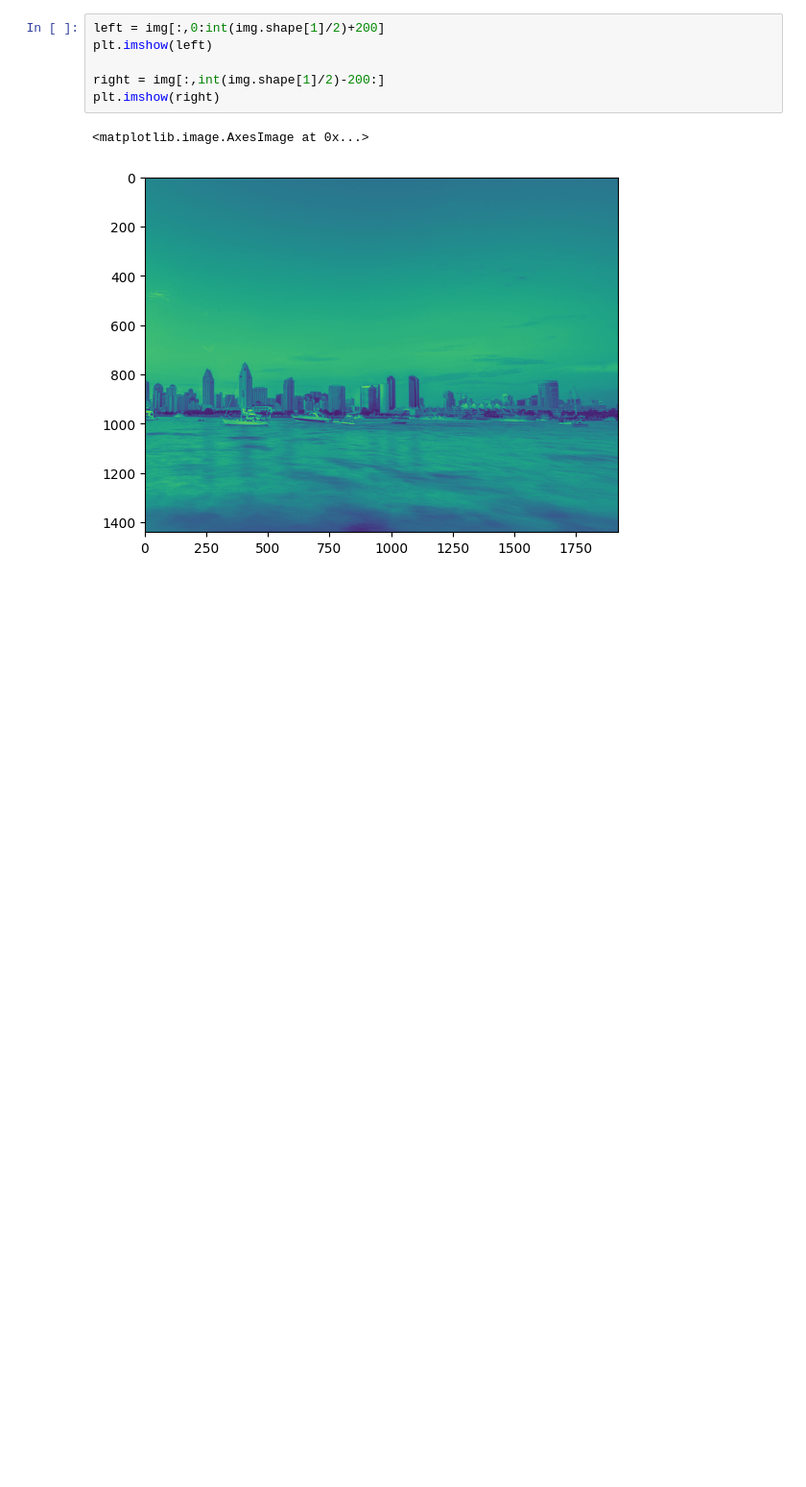
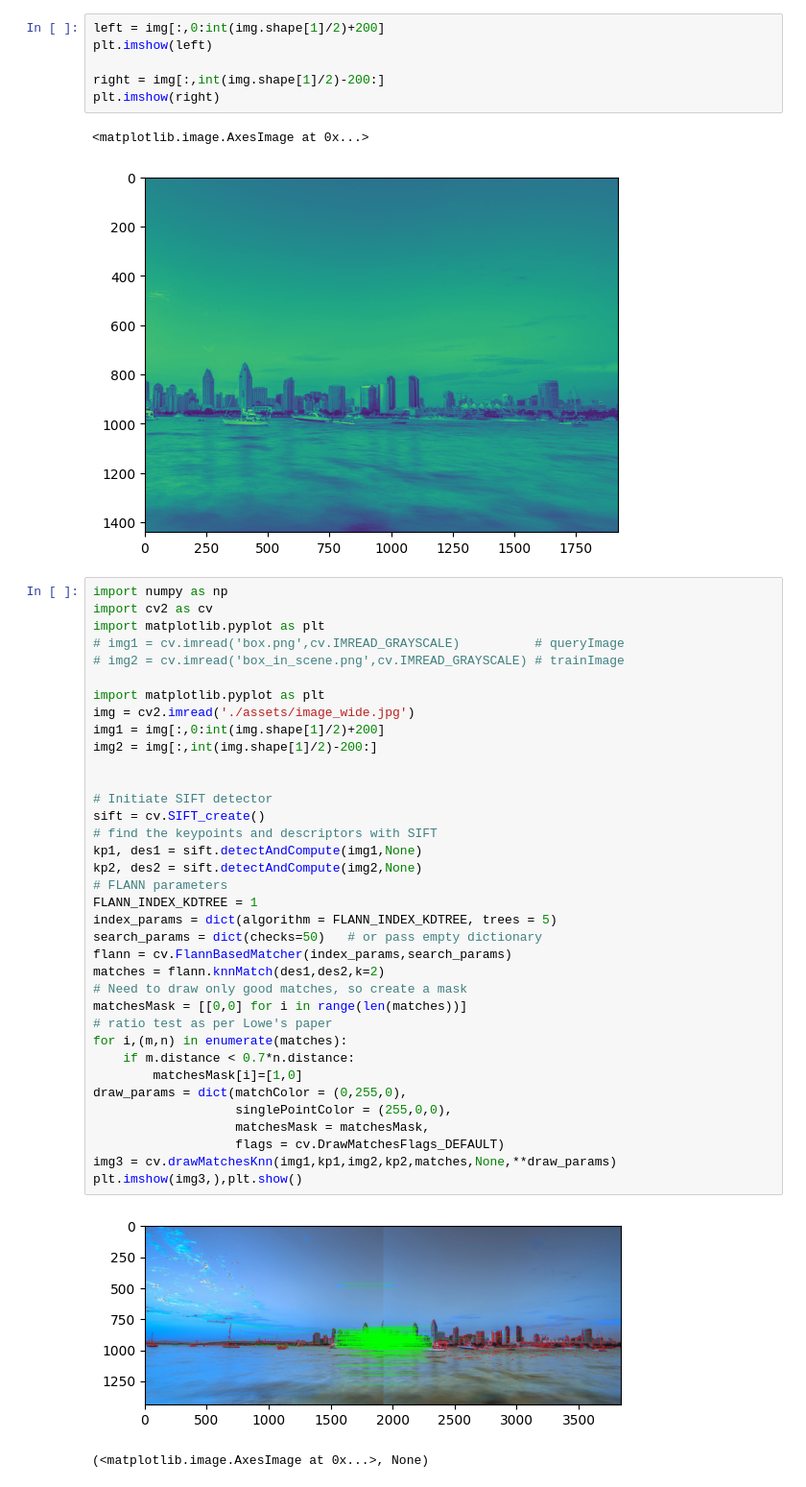
Before and after one commit to mjan2021/Video_Stitching, a Jupyter notebook: stitching.ipynb, the cells around one changed output. Shown at 96% size. Cells and saved outputs as stored; diff of their text form; blank space fills up the shorter version.

Commit message:
FLANN Based Matcher

```diff
--- a/stitching.ipynb
+++ b/stitching.ipynb
@@ -159,3 +164,42 @@ plt.imshow(right)
 # %% [output]
 <matplotlib.image.AxesImage at 0x...>
 [figure]
+# %%
+import numpy as np
+import cv2 as cv
+import matplotlib.pyplot as plt
+# img1 = cv.imread('box.png',cv.IMREAD_GRAYSCALE)          # queryImage
+# img2 = cv.imread('box_in_scene.png',cv.IMREAD_GRAYSCALE) # trainImage
+
+import matplotlib.pyplot as plt
+img = cv2.imread('./assets/image_wide.jpg')
+img1 = img[:,0:int(img.shape[1]/2)+200]
+img2 = img[:,int(img.shape[1]/2)-200:]
+
+
+# Initiate SIFT detector
+sift = cv.SIFT_create()
+# find the keypoints and descriptors with SIFT
+kp1, des1 = sift.detectAndCompute(img1,None)
+kp2, des2 = sift.detectAndCompute(img2,None)
+# FLANN parameters
+FLANN_INDEX_KDTREE = 1
+index_params = dict(algorithm = FLANN_INDEX_KDTREE, trees = 5)
+search_params = dict(checks=50)   # or pass empty dictionary
+flann = cv.FlannBasedMatcher(index_params,search_params)
+matches = flann.knnMatch(des1,des2,k=2)
+# Need to draw only good matches, so create a mask
+matchesMask = [[0,0] for i in range(len(matches))]
+# ratio test as per Lowe's paper
+for i,(m,n) in enumerate(matches):
+    if m.distance < 0.7*n.distance:
+        matchesMask[i]=[1,0]
+draw_params = dict(matchColor = (0,255,0),
+                   singlePointColor = (255,0,0),
+                   matchesMask = matchesMask,
+                   flags = cv.DrawMatchesFlags_DEFAULT)
+img3 = cv.drawMatchesKnn(img1,kp1,img2,kp2,matches,None,**draw_params)
+plt.imshow(img3,),plt.show()
+# %% [output]
+[figure, added]
+(<matplotlib.image.AxesImage at 0x...>, None)
```
Also changed, not shown: parts of 3 cells of this notebook.
